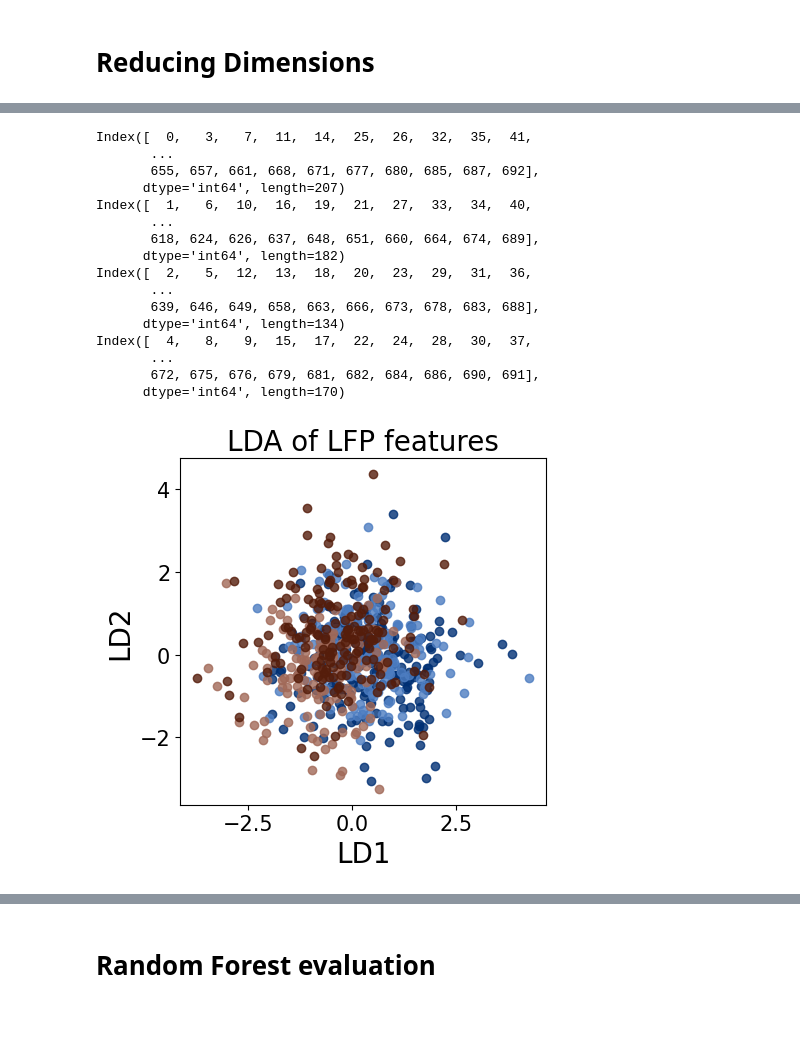
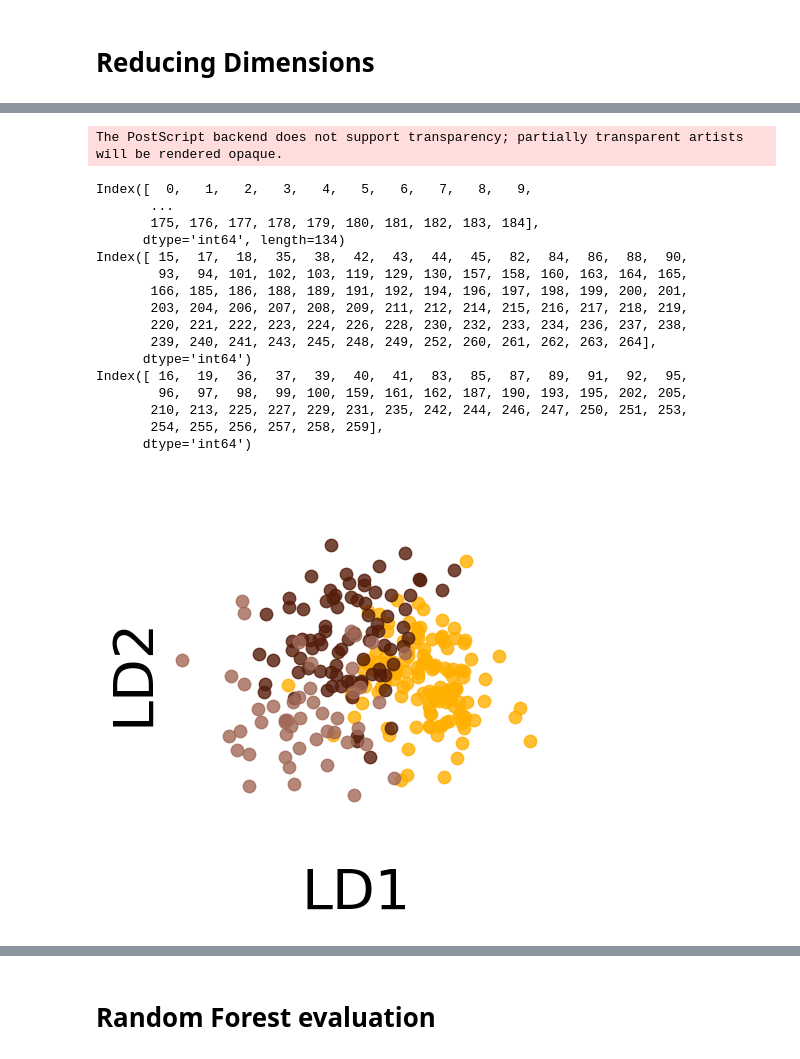
Before and after one commit to padillacoreanolab/reward_comp_ext, a Jupyter notebook: results/2024_06_16_spectral_preprocessing/12b_rce3_cluster_parsing_combined_comp_trial_vs_baseline.ipynb, the cells around one changed output, grey strips where cells are left out. Drawn from its saved outputs; the diff is of its cells as text; code cells hidden in the pictures; blank space fills up the shorter version.

```diff
--- a/results/2024_06_16_spectral_preprocessing/12b_rce3_cluster_parsing_combined_comp_trial_vs_baseline.ipynb
+++ b/results/2024_06_16_spectral_preprocessing/12b_rce3_cluster_parsing_combined_comp_trial_vs_baseline.ipynb
@@ -1010,5 +1010,6 @@ cluster_exploded_TRIALS_AND_SPECTRAL_DF
 # %%
-difference_columns = [col for col in cluster_exploded_TRIALS_AND_SPECTRAL_DF if "difference" in col and "theta" in col]
+# difference_columns = [col for col in cluster_exploded_TRIALS_AND_SPECTRAL_DF if "difference" in col and "theta" in col]
+difference_columns = [col for col in cluster_exploded_TRIALS_AND_SPECTRAL_DF if "cluster_mean_trial" in col and "theta" in col and "baseline" not in col]
 # %%
 difference_columns
 # %% [output]
@@ -1096,41 +1107,56 @@ array([[-1.67411929, -1.78713102],
 # %%
-plt.figure(figsize=(5,5))
+fix, ax = plt.subplots(figsize=(5,5))
 for group in filtered_TRIALS_AND_SPECTRAL_DF[GROUPING].unique():
     current_df = filtered_TRIALS_AND_SPECTRAL_DF[filtered_TRIALS_AND_SPECTRAL_DF[GROUPING] == group]
     print(current_df.index)
-    plot = plt.scatter(reduced_dimension_network_array[current_df.index,0], reduced_dimension_network_array[current_df.index,1], label=group, alpha=0.8, c=comp_id_to_color[group], )
+    plot = plt.scatter(reduced_dimension_network_array[current_df.index,0], reduced_dimension_network_array[current_df.index,1], label=group, alpha=0.8, c=comp_id_to_color[group], s=80)
 
-plt.title("LDA of LFP features", fontsize=20)
-plt.xlabel("LD1", fontsize=20)
-plt.ylabel("LD2", fontsize=20)
-plt.xticks(fontsize=15)
-plt.yticks(fontsize=15)
+# plt.title("LDA of LFP features", fontsize=20)
+plt.xlabel("LD1", fontsize=40)
+plt.ylabel("LD2", fontsize=40)
+
+plt.gca().set_aspect('equal', 'datalim')
+# ax.tick_params(axis='both', which='major', labelsize=50)
+# ax.tick_params(axis='both', which='minor', labelsize=50)
+
+ax.get_xaxis().set_ticks([])
+ax.get_yaxis().set_ticks([])
+
+# Hide top and right borders
+ax.spines['top'].set_visible(False)
+ax.spines['right'].set_visible(False)
+
+# Leave bottom and left spines
+ax.spines['bottom'].set_visible(False)
+ax.spines['left'].set_visible(False)
+
 # plt.legend()
 plt.tight_layout()
 
 os.makedirs("./proc/network", exist_ok=True)
 
-# plt.savefig("./proc/network/rf_LDA_outcome_labeled.png")
-# plt.savefig("./proc/network/rf_LDA_outcome_labeled.eps")
+plt.savefig("./proc/rf_LDA_outcome_labeled.png")
+plt.savefig("./proc/rf_LDA_outcome_labeled.eps")
 plt.show()
 # %% [output]
-Index([  0,   3,   7,  11,  14,  25,  26,  32,  35,  41,
-       ...
-       655, 657, 661, 668, 671, 677, 680, 685, 687, 692],
-      dtype='int64', length=207)
-Index([  1,   6,  10,  16,  19,  21,  27,  33,  34,  40,
-       ...
-       618, 624, 626, 637, 648, 651, 660, 664, 674, 689],
-      dtype='int64', length=182)
-Index([  2,   5,  12,  13,  18,  20,  23,  29,  31,  36,
-       ...
-       639, 646, 649, 658, 663, 666, 673, 678, 683, 688],
-      dtype='int64', length=134)
-Index([  4,   8,   9,  15,  17,  22,  24,  28,  30,  37,
-       ...
-       672, 675, 676, 679, 681, 682, 684, 686, 690, 691],
-      dtype='int64', length=170)
+The PostScript backend does not support transparency; partially transparent artists will be rendered opaque.
+Index([  0,   1,   2,   3,   4,   5,   6,   7,   8,   9,
+       ...
+       175, 176, 177, 178, 179, 180, 181, 182, 183, 184],
+      dtype='int64', length=134)
+Index([ 15,  17,  18,  35,  38,  42,  43,  44,  45,  82,  84,  86,  88,  90,
+        93,  94, 101, 102, 103, 119, 129, 130, 157, 158, 160, 163, 164, 165,
+       166, 185, 186, 188, 189, 191, 192, 194, 196, 197, 198, 199, 200, 201,
+       203, 204, 206, 207, 208, 209, 211, 212, 214, 215, 216, 217, 218, 219,
+       220, 221, 222, 223, 224, 226, 228, 230, 232, 233, 234, 236, 237, 238,
+       239, 240, 241, 243, 245, 248, 249, 252, 260, 261, 262, 263, 264],
+      dtype='int64')
+Index([ 16,  19,  36,  37,  39,  40,  41,  83,  85,  87,  89,  91,  92,  95,
+        96,  97,  98,  99, 100, 159, 161, 162, 187, 190, 193, 195, 202, 205,
+       210, 213, 225, 227, 229, 231, 235, 242, 244, 246, 247, 250, 251, 253,
+       254, 255, 256, 257, 258, 259],
+      dtype='int64')
-[figure, old version]
+[figure, new version]
 # %%
 # Get the coefficients (loadings) of each feature
 loadings = lda.scalings_
```
Also changed, not shown: parts of 13 cells of this notebook, 1 other file.
